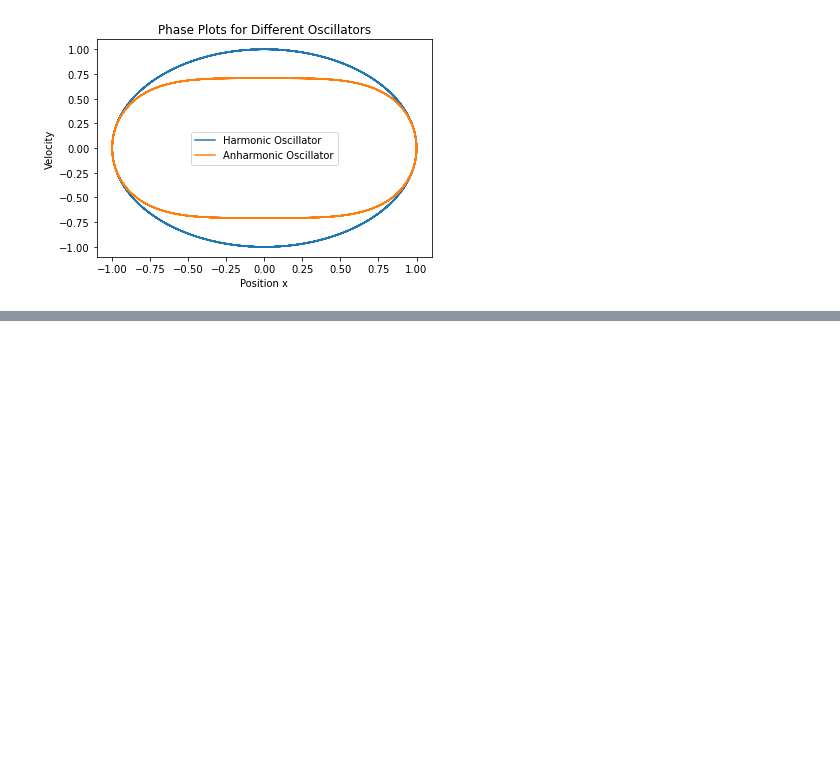
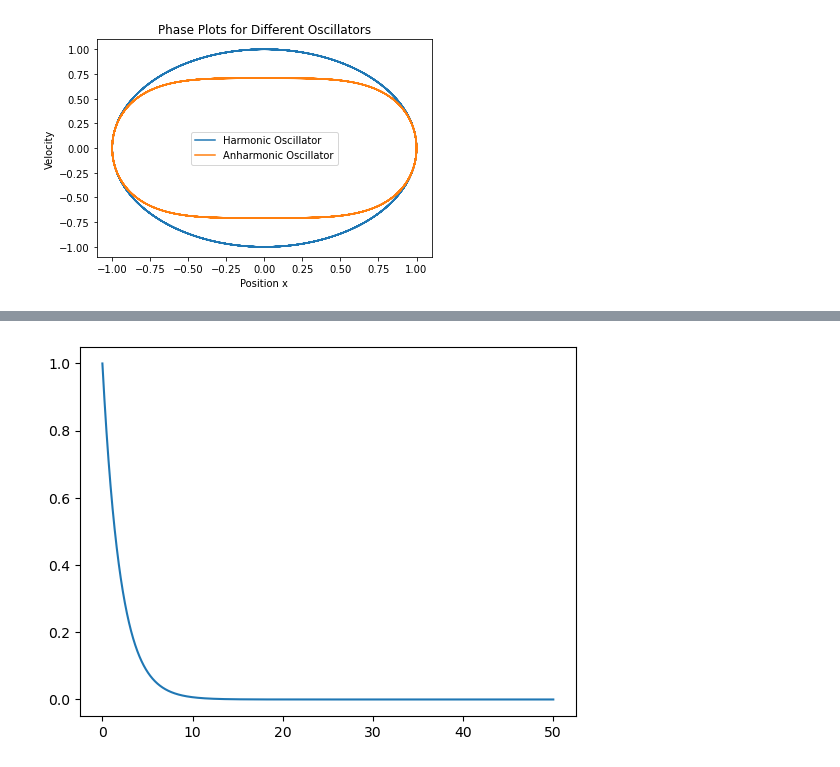
Before and after one commit to jjdcorke/jjdcorke, a Jupyter notebook: PHYS 239/Assignment4_jjdcorke.ipynb, the cells around one changed output, grey strips where cells are left out. Cells and saved outputs as stored; diff of their text form; code cells hidden in the pictures; blank space fills up the shorter version.

```diff
--- a/PHYS 239/Assignment4_jjdcorke.ipynb
+++ b/PHYS 239/Assignment4_jjdcorke.ipynb
@@ -246,0 +247,31 @@ plt.show()
+# %%
+from math import floor
+import numpy as np
+import scipy.integrate as ode
+import matplotlib.pyplot as plt
+
+#general ODE class to reuse during this assignment
+class Ode:
+    def __init__(self, f, y0, h, ti, tf):
+        self.f = f
+        self.y0 = y0
+        self.ts = np.arange(ti,tf,h)
+
+    #method to solve an IVP for the ODE that is passed
+    def solve(self):
+        return ode.odeint(f,self.y0, self.ts)
+
+    #method to plot the resulting ODE
+    def ploty(self,label):
+        plt.plot(self.ts, self.solve()[:,0], label = label)
+
+def f( y, t, kd = 5.0, kp = 0.5):
+    #DE for the nuclear decay problem
+    P = y[0]
+    D = y[1]
+    return np.array([-kp*P, kp*P-kd*D])
+
+ODE = Ode(f, (1.0,0.0), 0.001, 0.0, 50.0)
+ODE.ploty("x(t)")
+# %% [output]
+[figure, added]
```
Also changed, not shown: parts of 1 cell of this notebook, 3 other files.
